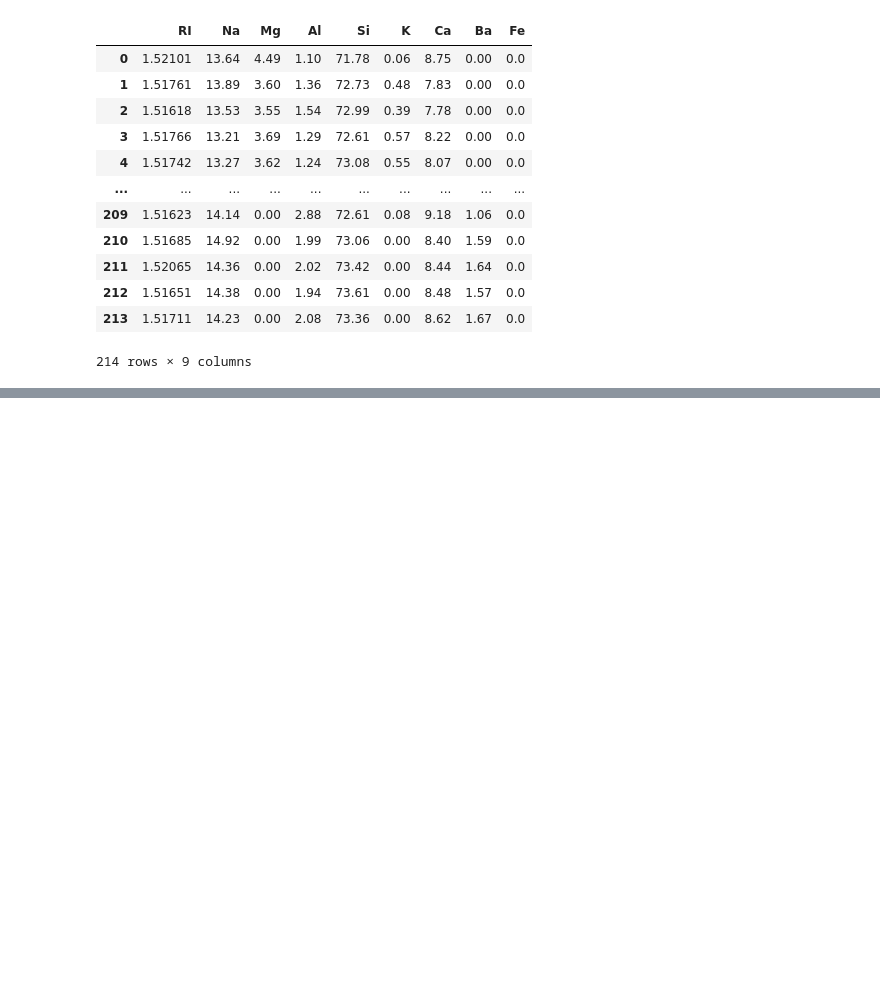
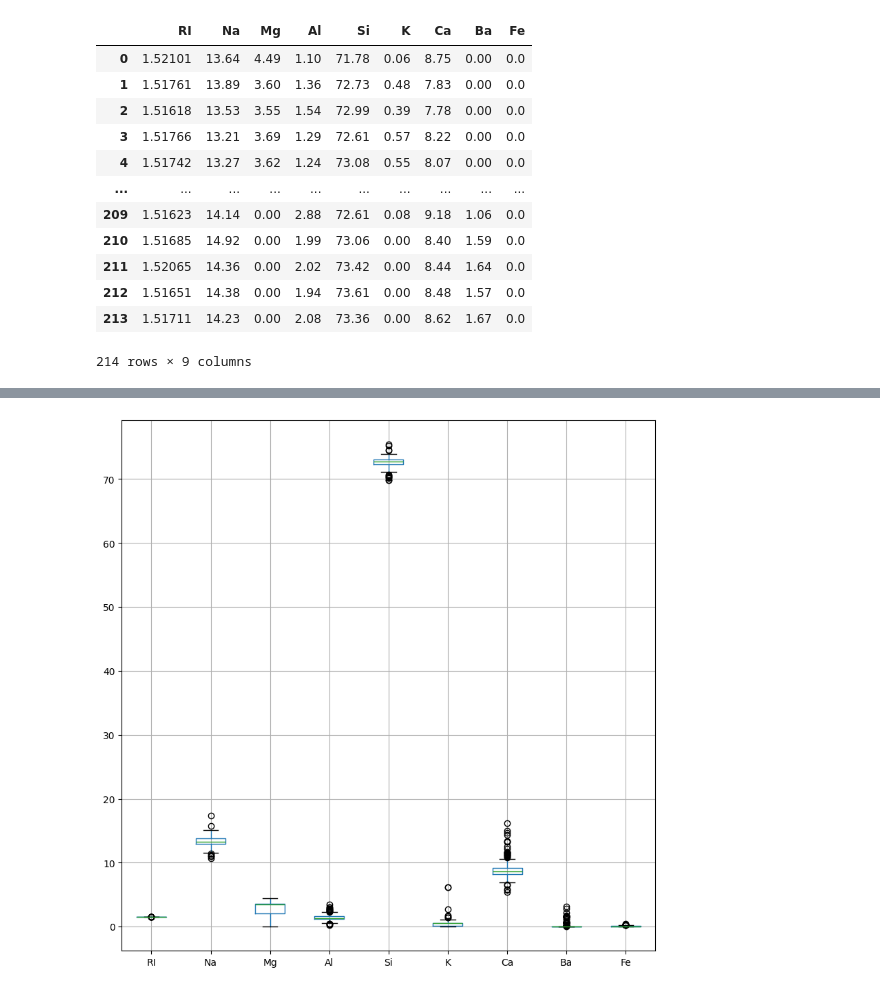
Before and after one commit to marijavrzhovska/ML, a Jupyter notebook: LAB1/glass_identification.ipynb, the cells around one changed output, grey strips where cells are left out. Cells and saved outputs as stored; diff of their text form; code cells hidden in the pictures; blank space fills up the shorter version.

```diff
--- a/LAB1/glass_identification.ipynb
+++ b/LAB1/glass_identification.ipynb
@@ -71,0 +94,3 @@ Y
+# %%
+df = pd.DataFrame(glass.data.features, columns=glass.data.feature_names)
+print(df.head(10))
@@ -71,0 +134,7 @@ Y
+# %%
+#VIZUELIZACIJA
+figure = plt.figure(figsize=(10, 10))
+df.boxplot()
+plt.show()
+# %% [output]
+[figure, added]
```
Also changed, not shown: parts of 27 cells of this notebook.
